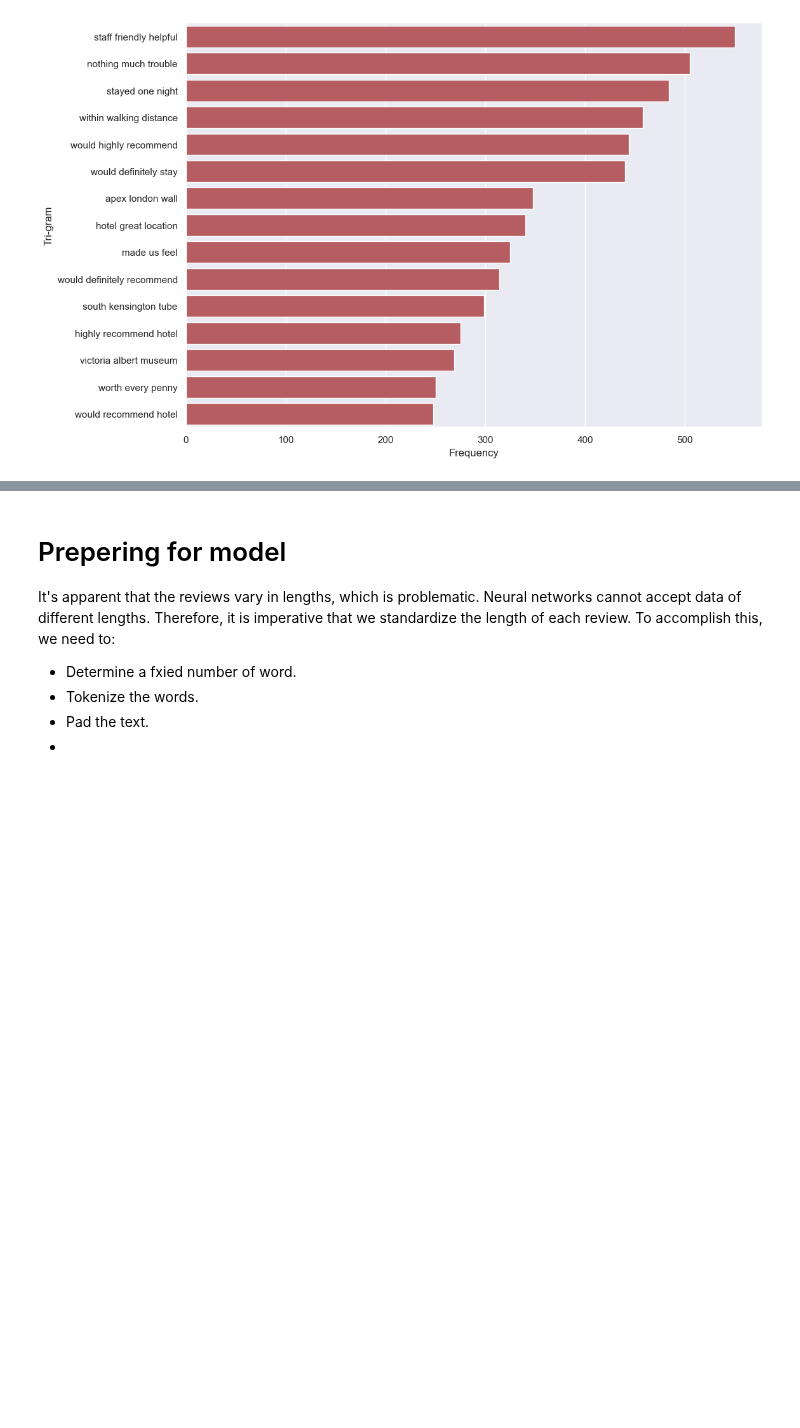
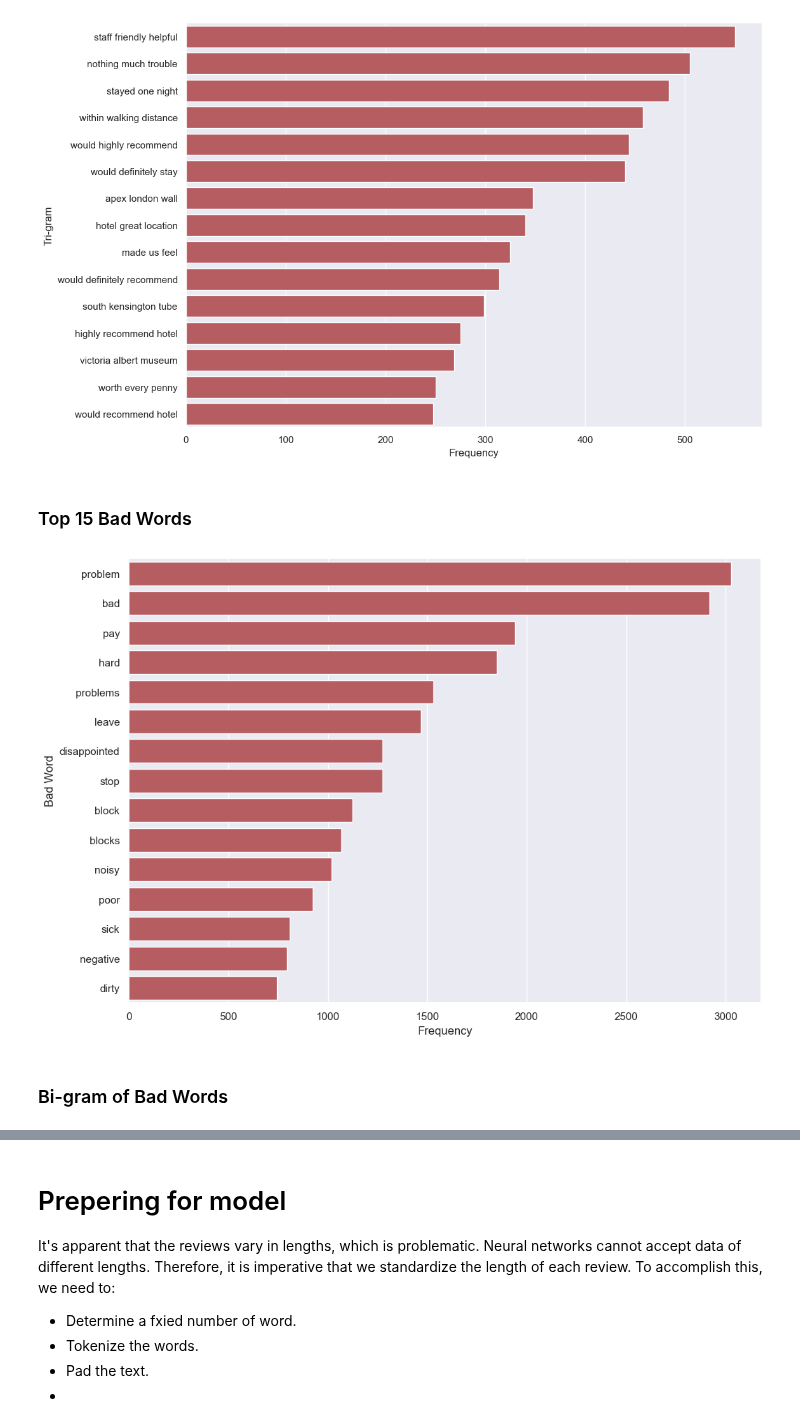
Before and after one commit to Shahmaan/Examensarbete_DS21, a Jupyter notebook: rnn_sentiment_analysis.ipynb, the cells around one changed output, grey strips where cells are left out. Cells and saved outputs as stored; diff of their text form; code cells hidden in the pictures; blank space fills up the shorter version.

```diff
--- a/rnn_sentiment_analysis.ipynb
+++ b/rnn_sentiment_analysis.ipynb
@@ -309,0 +274,16 @@ Some examples of n-grams are:
+# %%
+# Create an empty list to store all words in the corpus
+all_words = []
+
+# Iterate over each review in the corpus and add all words to the all_words list
+for review in df['Corpus_Reviews']:
+    all_words.extend(review)
+
+# Count the frequency of each word and get the 10 most common words
+word_freq = Counter(all_words)
+top_words = word_freq.most_common(15)
+
+# Print the 10 most common words
+print("The 10 most frequent words in the corpus are:")
+for word, freq in top_words:
+    print(f"{word}: {freq}")
@@ -405,3 +409,34 @@ ax.set_ylabel('Tri-gram')
 plt.show()
 # %% [output]
 [figure]
+# %% [markdown]
+### Top 15 Bad Words
+# %%
+text = ' '.join(data_clean_text)  # join the list of strings using a space as separator
+
+# Initialize the sentiment analyzer
+analyzer = vader.SentimentIntensityAnalyzer()
+
+# Tokenize the text into individual words
+words = word_tokenize(text)
+
+# Get the negative words
+negative_words = []
+for word in tqdm(words):
+    score = analyzer.polarity_scores(word)['neg']
+    if score > 0.5:  # Threshold for negative sentiment
+        negative_words.append(word)
+# %%
+word_freq = Counter(negative_words)
+top_words = word_freq.most_common(15)
+
+sns.set(style="whitegrid")
+sns.set(rc={'figure.figsize':(11.7,8.27)})
+ax = sns.barplot(x=[val[1] for val in top_words], y=[val[0] for val in top_words], color='r')
+ax.set_xlabel('Frequency')
+ax.set_ylabel('Bad Word')
+plt.show()
+# %% [output]
+[figure, added]
+# %% [markdown]
+### Bi-gram of Bad Words
```
Also changed, not shown: parts of 26 cells of this notebook, 5 other files.
